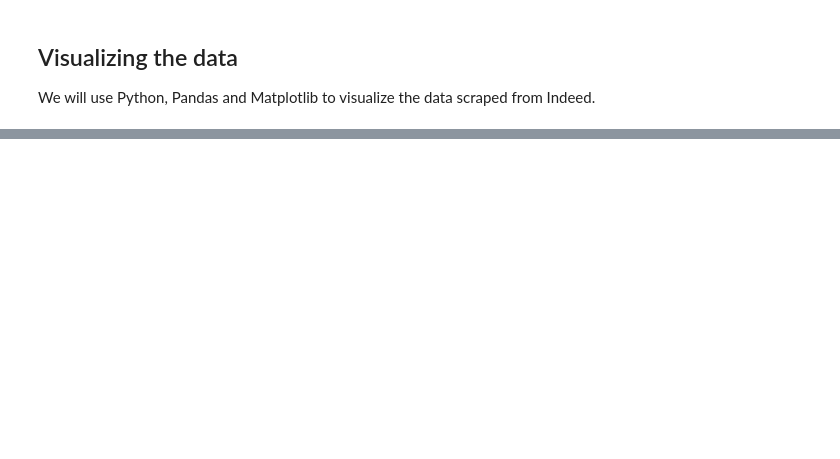
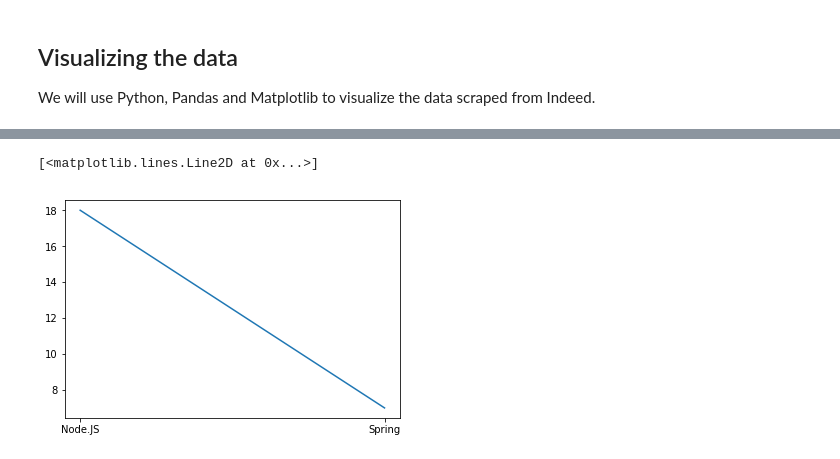
Before and after one commit to sdshmkh/JobScraper-Indeed, a Jupyter notebook: Indeed-Job-Data.ipynb, the cells around one changed output, grey strips where cells are left out. Saved outputs shown, nothing was run; the diff lists cells and outputs as text; code cells hidden in the pictures; blank space fills up the shorter version.

```diff
--- a/Indeed-Job-Data.ipynb
+++ b/Indeed-Job-Data.ipynb
@@ -125,0 +130,7 @@ plt.show()
+# %%
+bay_area_node_js = np.sum(bay_area.iloc[:, 33])
+bay_area_spring = np.sum(bay_area.iloc[:, 42])
+plt.plot(['Node.JS', 'Spring'], [bay_area_node_js, bay_area_spring])
+# %% [output]
+[<matplotlib.lines.Line2D at 0x...>]
+[figure, added]
```
Also changed, not shown: parts of 8 cells of this notebook, 3 other files.
